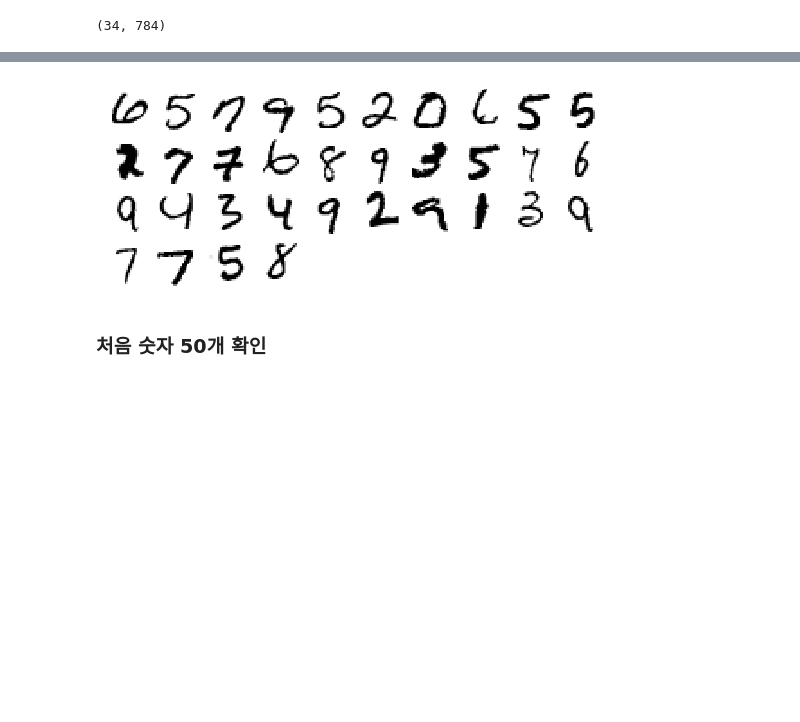
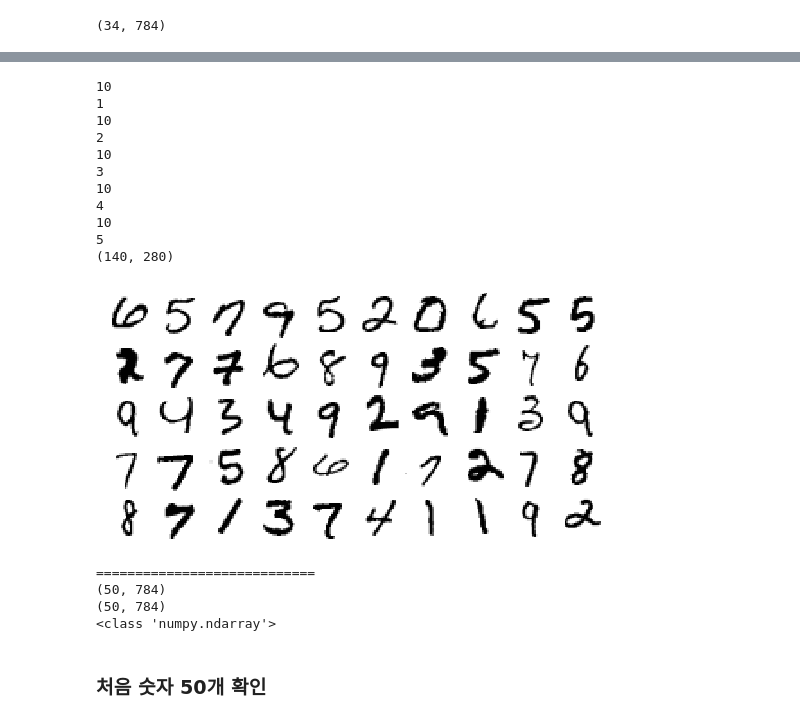
Before and after one commit to Redwoods/Lec, a Jupyter notebook: simulation/code/py_modules/py_module_2A_mnist.ipynb, the cells around one changed output, grey strips where cells are left out. Saved outputs shown, nothing was run; the diff lists cells and outputs as text; code cells hidden in the pictures; blank space fills up the shorter version.

```diff
--- a/simulation/code/py_modules/py_module_2A_mnist.ipynb
+++ b/simulation/code/py_modules/py_module_2A_mnist.ipynb
@@ -135,11 +148,32 @@ ndata[:34].shape
 # %%
 plt.figure(figsize=(9,9))
-example_images = np.r_[ndata[:34]]
-plot_digits(example_images, images_per_row=10)
+example_images = np.r_[ndata[:50]]
+plot_digits(ndata[:50], images_per_row=10)
+# plot_digits(example_images, images_per_row=10)
 
 plt.show()
+
+print("============================")
+print(ndata[:50].shape)
+print(example_images.shape)
+print(type(example_images))
 # %% [output]
+10
+1
+10
+2
+10
+3
+10
+4
+10
+5
+(140, 280)
-[figure, old version]
+[figure, new version]
+============================
+(50, 784)
+(50, 784)
+<class 'numpy.ndarray'>
 # %% [markdown]
 ### 처음 숫자 50개 확인
 # %%
```
Also changed, not shown: parts of 14 cells of this notebook.
